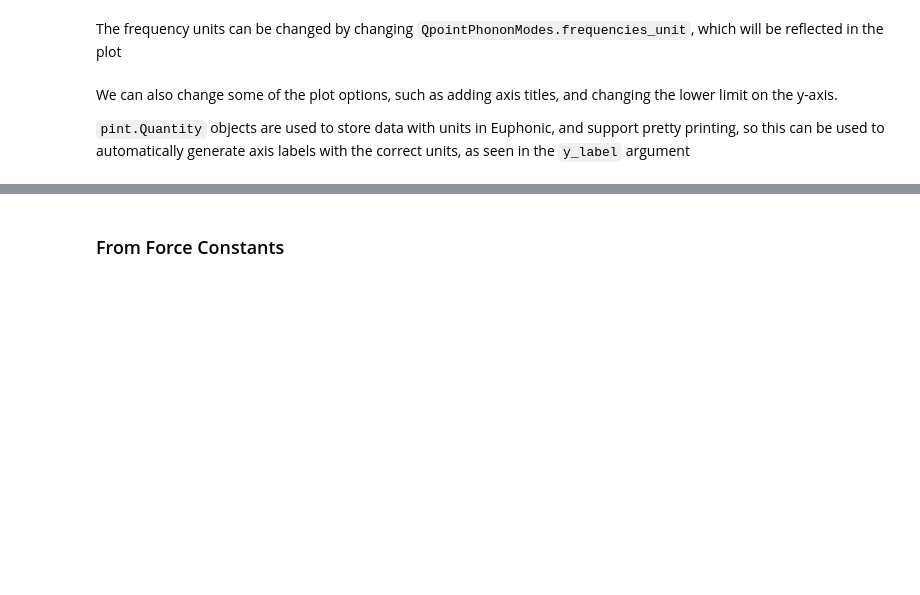
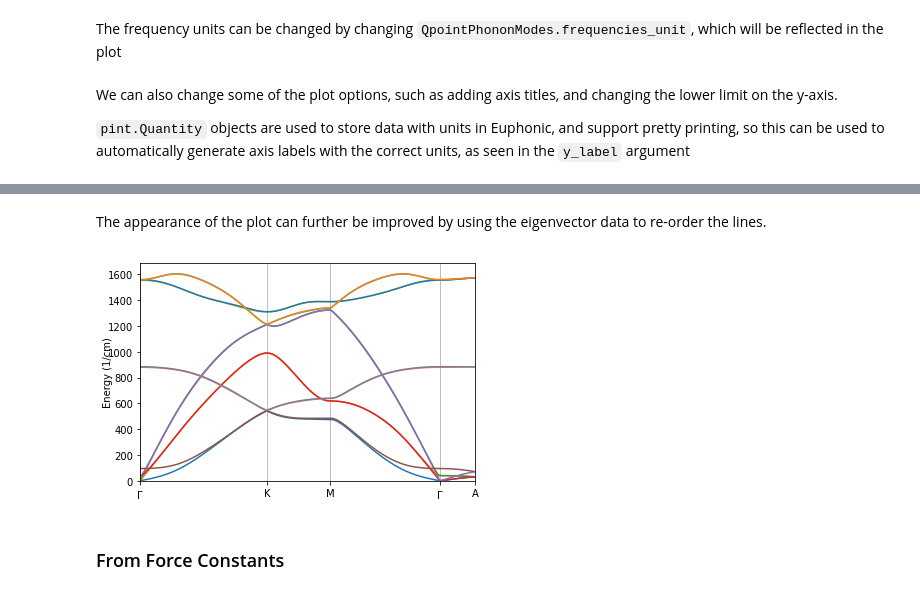
Before and after one commit to pace-neutrons/Euphonic, a Jupyter notebook: tutorials/plotting_dispersion.ipynb, the cells around one changed output, grey strips where cells are left out. Saved outputs shown, nothing was run; the diff lists cells and outputs as text; code cells hidden in the pictures; blank space fills up the shorter version.

```diff
--- a/tutorials/plotting_dispersion.ipynb
+++ b/tutorials/plotting_dispersion.ipynb
@@ -40,3 +43,11 @@ fig = plot_dispersion(phonons, y_min=0,
+# %% [markdown]
+The appearance of the plot can further be improved by using the eigenvector data to re-order the lines.
+# %%
+phonons.reorder_frequencies()
+fig = plot_1d(phonons.get_dispersion(), y_min=0,
+              y_label=f'Energy ({phonons.frequencies.units:~P})')
+# %% [output]
+[figure, added]
 # %% [markdown]
 ### From Force Constants
 # %% [markdown]
```
Also changed, not shown: parts of 9 cells of this notebook, 3 other files.
